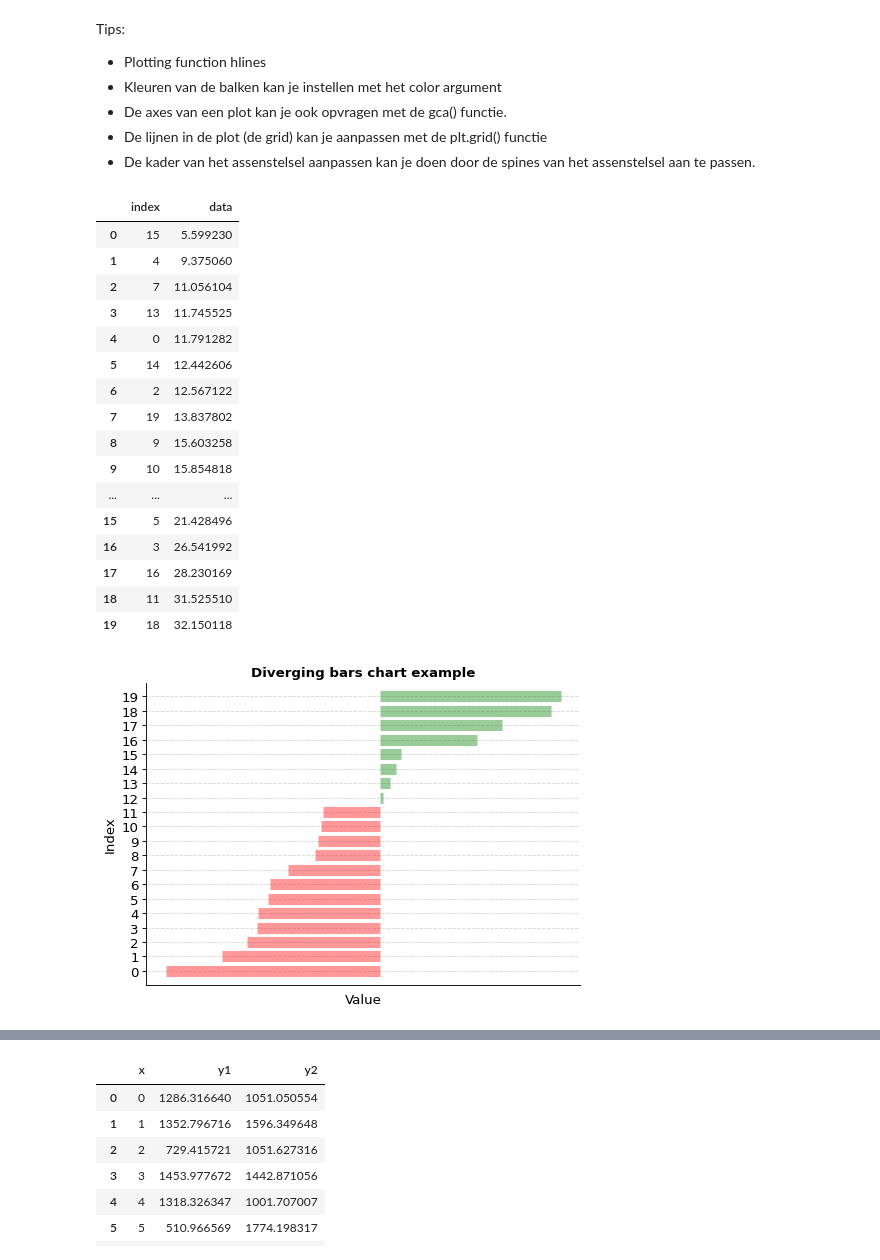
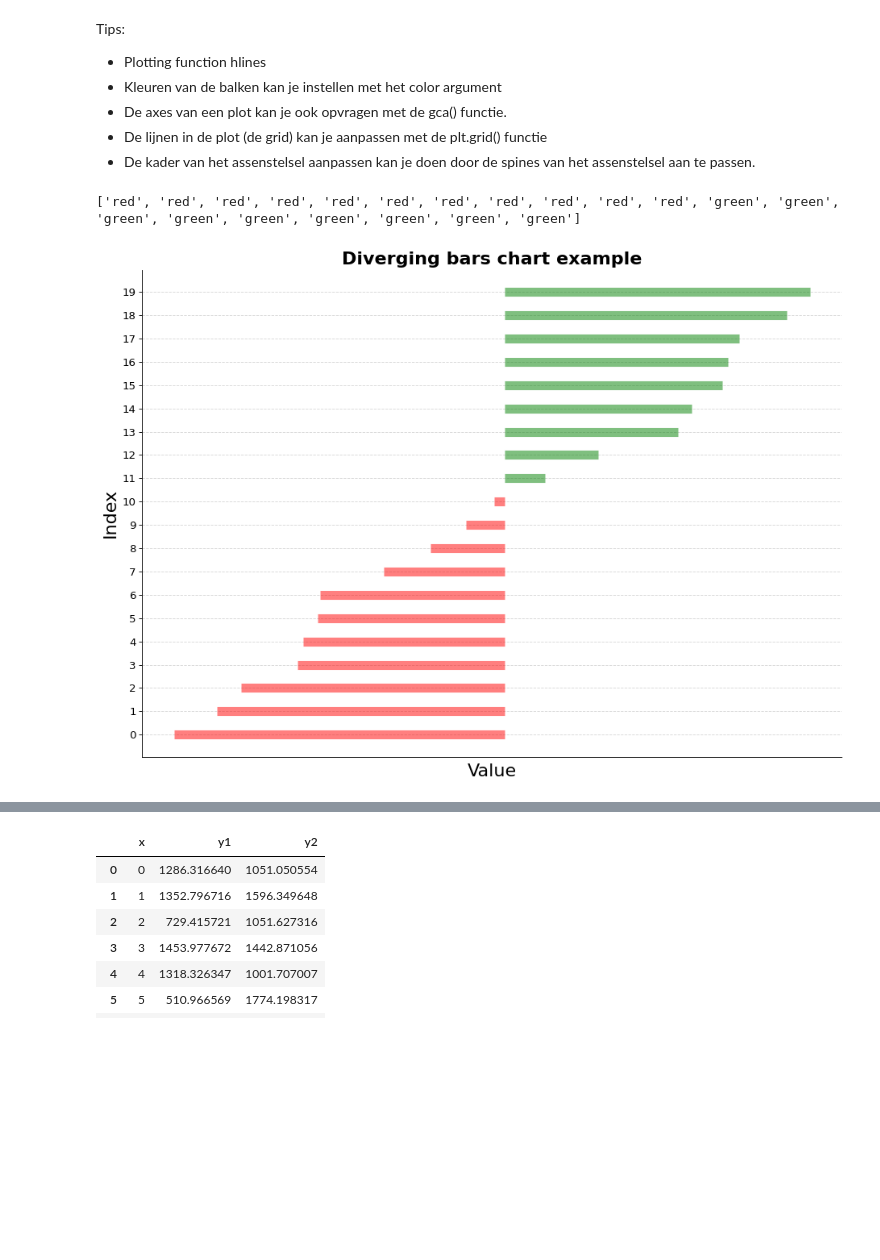
Before and after one commit to OdiseeDataScience2324/Leerstof, a Jupyter notebook: Week 5/DataVisualisation.ipynb, the cells around one changed output, grey strips where cells are left out. Saved outputs shown, nothing was run; the diff lists cells and outputs as text; code cells hidden in the pictures; blank space fills up the shorter version.

```diff
--- a/Week 5/DataVisualisation.ipynb
+++ b/Week 5/DataVisualisation.ipynb
@@ -28,28 +75,38 @@ Tips:
 # %%
 # aanmaken van data
 df = pd.DataFrame({"data":np.random.random(size=20)*30+5}) # create random dataframe between 5 and 35
 df.sort_values("data", inplace = True) # sorteer by value
 df.reset_index(inplace=True) # reset index to ensure index not sorted
 df
+
+# hier slaan we de figuur en axes niet op, maar plot werkt steeds op de laatst aangemaakte ook
+plt.figure(figsize=(14,10), dpi=80) # dpi is dots per inch, indicatie van de kwaliteit
+#plt.hlines(y=df.index, xmin=20, xmax=df.data)       # xmin is het centrum punt (bvb het gemiddelde), xmax moet niet groter zijn dan het min
+#plt.hlines(y=df.index, xmin=20, xmax=df.data, linewidth=10)        # maak de balkjes dikker
+
+colors=['red' if float(x) < 20 else 'green' for x in df['data']]
+print(colors)
+#plt.hlines(y=df.index, xmin=20, xmax=df.data, linewidth=10, colors=colors)
+
+plt.hlines(y=df.index, xmin=20, xmax=df.data, linewidth=10, colors=colors, alpha=0.5)
+
+plt.title('Diverging bars chart example', fontdict={'size': 20, 'weight':'bold'} )
+plt.gca().set_xlabel('Value', fontsize=20)   # gca get chart axis - vraag je het assenstelsel (de axis) op
+plt.gca().set_ylabel('Index', fontsize=20)
+
+# aanpassen van de ticks (x-as weg en y-as per 1)
+plt.xticks([])
+plt.yticks(df.index, df.index, fontsize=12)      # tick 1 (eerste df.index) -> label 1 (tweede df.index)
+
+# grid aanpassen, zodat er stippellijntjes zijn per tick op de y-as
+plt.grid(linestyle='--', alpha=0.5)
+
+# doe de rechter en bovenrand weg (spines, en die zijn deel van het assenstelsel)
+plt.gca().spines['right'].set_visible(False)
+plt.gca().spines['top'].set_visible(False)
 # %% [output]
-|  | index | data |
-| 0 | 15 | 5.599230 |
-| 1 | 4 | 9.375060 |
-| 2 | 7 | 11.056104 |
-| 3 | 13 | 11.745525 |
-| 4 | 0 | 11.791282 |
-| 5 | 14 | 12.442606 |
-| 6 | 2 | 12.567122 |
-| 7 | 19 | 13.837802 |
-| 8 | 9 | 15.603258 |
-| 9 | 10 | 15.854818 |
-| ... | ... | ... |
-| 15 | 5 | 21.428496 |
-| 16 | 3 | 26.541992 |
-| 17 | 16 | 28.230169 |
-| 18 | 11 | 31.525510 |
-| 19 | 18 | 32.150118 |
+['red', 'red', 'red', 'red', 'red', 'red', 'red', 'red', 'red', 'red', 'red', 'green', 'green', 'green', 'green', 'green', 'green', 'green', 'green', 'green']
-[figure, old version]
+[figure, new version]
 # %% [markdown]
 ### Bar diverging stacked
 
```
Also changed, not shown: parts of 8 cells of this notebook, 2 other files.
